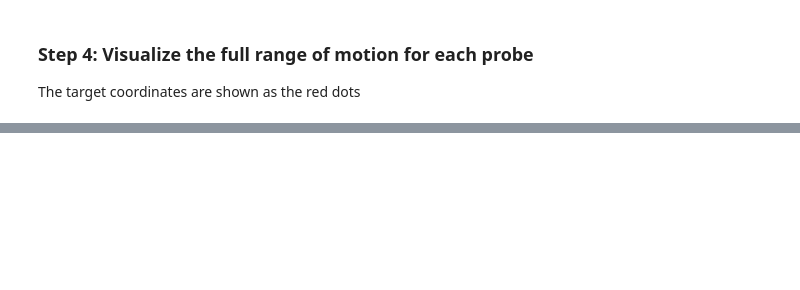
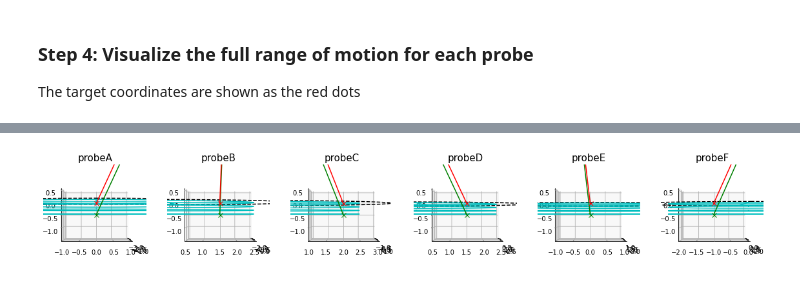
Before and after one commit to AllenInstitute/neuropixels_protocol_resources, a Jupyter notebook: Notebooks/Calculate Insertion Coordinates.ipynb, the cells around one changed output, grey strips where cells are left out. Saved outputs shown, nothing was run; the diff lists cells and outputs as text; code cells hidden in the pictures; blank space fills up the shorter version.

```diff
--- a/Notebooks/Calculate Insertion Coordinates.ipynb
+++ b/Notebooks/Calculate Insertion Coordinates.ipynb
@@ -155,0 +301,10 @@ for key, color in zip(results.keys(), colors):
+# %%
+#RUN the code
+#plot a side view for each probe with its trajectory from one side (azimuth = 0)
+fig = plt.figure(figsize=(20,12))
+for probe_idx, (probe_name, step_5_target) in enumerate(step_5_targets.items()):
+
+    ax = plot_new_and_old(step_5_target, targets[probe_name], scale_factor=6)
+    ax.view_init(elev=0., azim=0.)
+# %% [output]
+[figure, added]
```
Also changed, not shown: parts of 21 cells of this notebook, 2 other files.
